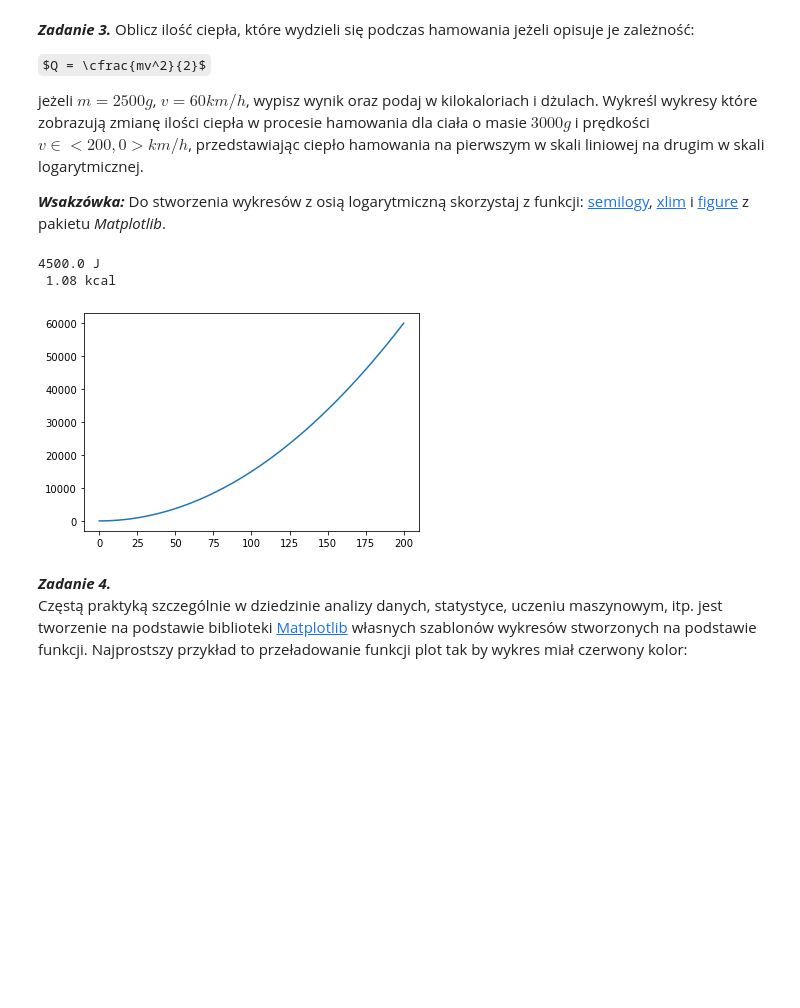
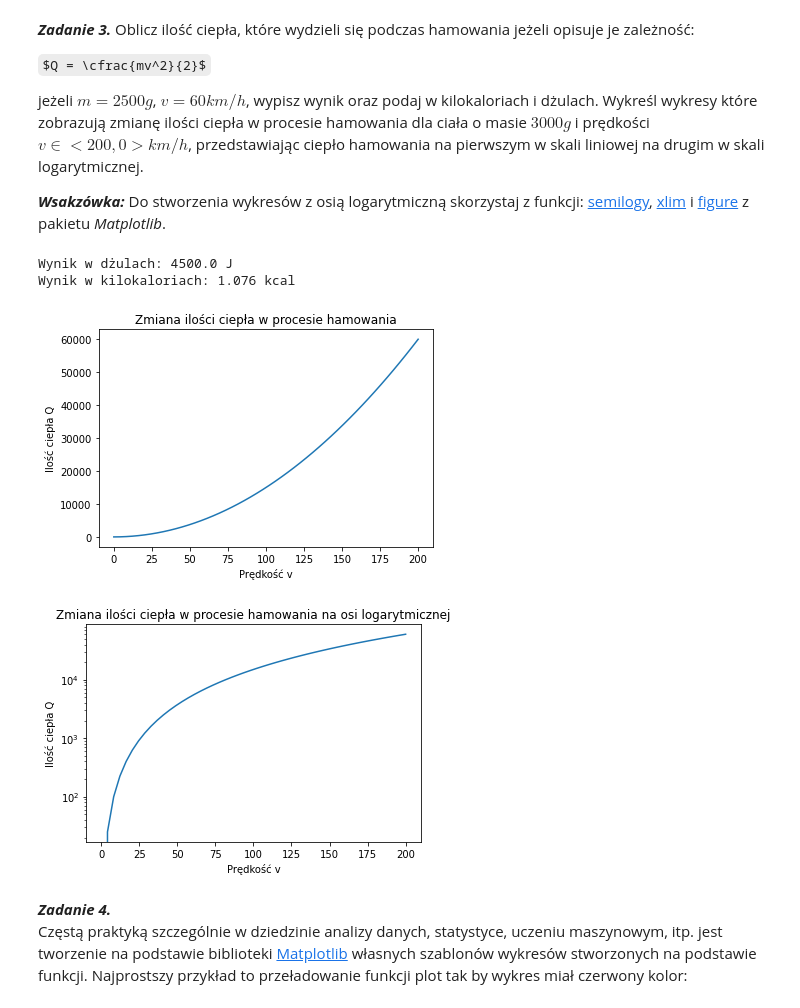
Before and after one commit to nksiazek/Metody-Numeryczne, a Jupyter notebook: lab2/sprawozdanie.ipynb, the cells around one changed output. Drawn from its saved outputs; the diff is of its cells as text; code cells hidden in the pictures; some formulas as TeX source; blank space fills up the shorter version.

```diff
--- a/lab2/sprawozdanie.ipynb
+++ b/lab2/sprawozdanie.ipynb
@@ -100,16 +110,26 @@ jeżeli $m = 2500g$, $v = 60km/h$, wypisz wynik oraz podaj w kilokaloriach i dż
 ***Wsakzówka:*** Do stworzenia wykresów z osią logarytmiczną skorzystaj z funkcji: [semilogy](https://matplotlib.org/api/_as_gen/matplotlib.pyplot.semilogy.html), [xlim](https://matplotlib.org/api/_as_gen/matplotlib.pyplot.xlim.html?highlight=xlim#matplotlib.pyplot.xlim) i [figure](https://matplotlib.org/api/_as_gen/matplotlib.pyplot.figure.html?highlight=figure#matplotlib.pyplot.figure) z pakietu *Matplotlib*.
 # %%
 Q = (2.5 * 60 ** 2)/2
-print(Q,'J\n', format(Q/4.184/1000, '.2f'), 'kcal')\
+print('Wynik w dżulach:', Q,'J')
+print('Wynik w kilokaloriach:',format(Q/4.184/1000, '.3f'), 'kcal')\
 
 v = np.linspace(200, 0)
 Q = (3 * v**2)/2
 plt.plot(v, Q)
+plt.title('Zmiana ilości ciepła w procesie hamowania')
+plt.xlabel('Prędkość v')
+plt.ylabel('Ilość ciepła Q')
 plt.show()
+plt.semilogy(v, Q)
+plt.title('Zmiana ilości ciepła w procesie hamowania na osi logarytmicznej')
+plt.xlabel('Prędkość v')
+plt.ylabel('Ilość ciepła Q')
+plt.show()
 # %% [output]
-4500.0 J
- 1.08 kcal
+Wynik w dżulach: 4500.0 J
+Wynik w kilokaloriach: 1.076 kcal
-[figure, old version]
+[figure, new version]
+[figure, added]
 # %% [markdown]
 ***Zadanie 4.***
 Częstą praktyką szczególnie w dziedzinie analizy danych, statystyce, uczeniu maszynowym, itp. jest tworzenie na podstawie biblioteki [Matplotlib](https://matplotlib.org/) własnych szablonów wykresów stworzonych na podstawie funkcji. Najprostszy przykład to przeładowanie funkcji plot tak by wykres miał czerwony kolor:
```
Also changed, not shown: parts of 11 cells of this notebook.
